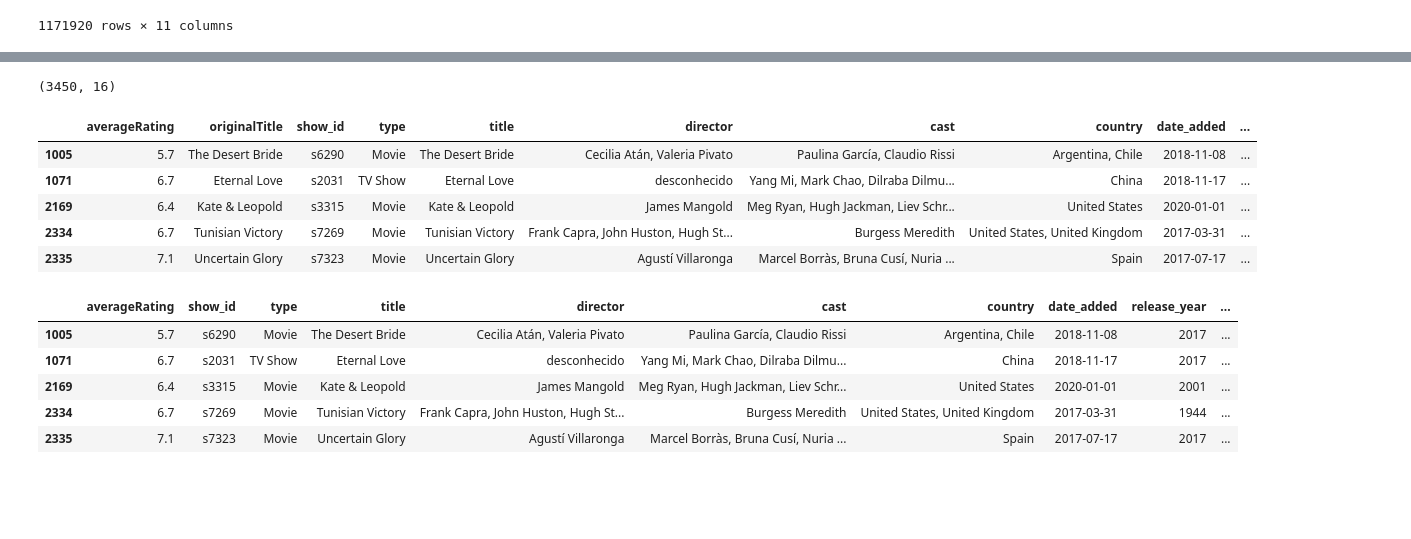
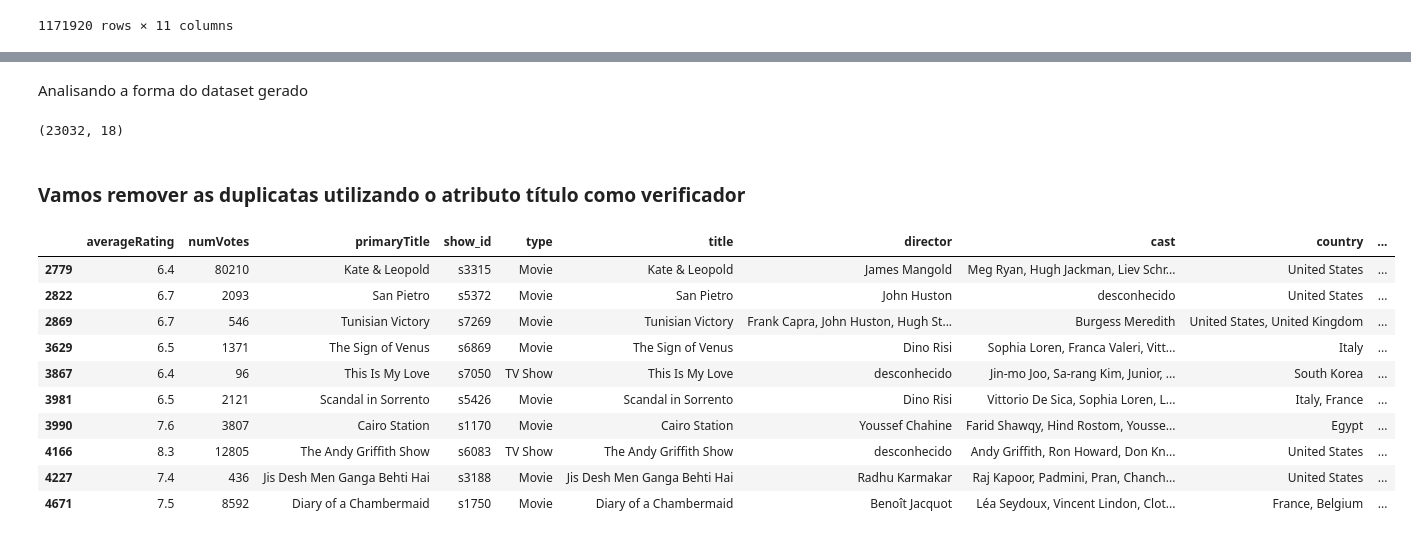
Before and after one commit to danielcti/data-science-project, a Jupyter notebook: dataVisualizationNetflix.ipynb, the cells around one changed output, grey strips where cells are left out. Drawn from its saved outputs; the diff is of its cells as text; code cells hidden in the pictures; blank space fills up the shorter version.

```diff
--- a/dataVisualizationNetflix.ipynb
+++ b/dataVisualizationNetflix.ipynb
@@ -817,16 +819,25 @@ df_inner
 # %%
-juntaTD = pd.merge(df_inner.loc[:,['averageRating', 'originalTitle']], df, left_on='originalTitle', right_on='title', how='inner')
+juntaTD = pd.merge(df_inner.loc[:,['averageRating', 'numVotes','primaryTitle']], df, left_on='primaryTitle', right_on='title', how='inner')
+# %% [markdown]
+Analisando a forma do dataset gerado
 # %%
 juntaTD.shape
 # %% [output]
-(3450, 16)
+(23032, 18)
+# %% [markdown]
+### Vamos remover as duplicatas utilizando o atributo título como verificador
 # %%
-juntaTD.drop_duplicates(subset =['originalTitle'], keep = False, inplace = True)
-juntaTD.head()
+juntaTD.drop_duplicates(subset =['primaryTitle'], keep = False, inplace = True)
+juntaTD.head(10)
 # %% [output]
-|  | averageRating | originalTitle | show_id | type | title | director | cast | country | date_added | ... |
-| 1005 | 5.7 | The Desert Bride | s6290 | Movie | The Desert Bride | Cecilia Atán, Valeria Pivato | Paulina García, Claudio Rissi | Argentina, Chile | 2018-11-08 | ... |
-| 1071 | 6.7 | Eternal Love | s2031 | TV Show | Eternal Love | desconhecido | Yang Mi, Mark Chao, Dilraba Dilmu... | China | 2018-11-17 | ... |
-| 2169 | 6.4 | Kate & Leopold | s3315 | Movie | Kate & Leopold | James Mangold | Meg Ryan, Hugh Jackman, Liev Schr... | United States | 2020-01-01 | ... |
-| 2334 | 6.7 | Tunisian Victory | s7269 | Movie | Tunisian Victory | Frank Capra, John Huston, Hugh St... | Burgess Meredith | United States, United Kingdom | 2017-03-31 | ... |
-| 2335 | 7.1 | Uncertain Glory | s7323 | Movie | Uncertain Glory | Agustí Villaronga | Marcel Borràs, Bruna Cusí, Nuria ... | Spain | 2017-07-17 | ... |
+|  | averageRating | numVotes | primaryTitle | show_id | type | title | director | cast | country | ... |
+| 2779 | 6.4 | 80210 | Kate & Leopold | s3315 | Movie | Kate & Leopold | James Mangold | Meg Ryan, Hugh Jackman, Liev Schr... | United States | ... |
+| 2822 | 6.7 | 2093 | San Pietro | s5372 | Movie | San Pietro | John Huston | desconhecido | United States | ... |
+| 2869 | 6.7 | 546 | Tunisian Victory | s7269 | Movie | Tunisian Victory | Frank Capra, John Huston, Hugh St... | Burgess Meredith | United States, United Kingdom | ... |
+| 3629 | 6.5 | 1371 | The Sign of Venus | s6869 | Movie | The Sign of Venus | Dino Risi | Sophia Loren, Franca Valeri, Vitt... | Italy | ... |
+| 3867 | 6.4 | 96 | This Is My Love | s7050 | TV Show | This Is My Love | desconhecido | Jin-mo Joo, Sa-rang Kim, Junior, ... | South Korea | ... |
+| 3981 | 6.5 | 2121 | Scandal in Sorrento | s5426 | Movie | Scandal in Sorrento | Dino Risi | Vittorio De Sica, Sophia Loren, L... | Italy, France | ... |
+| 3990 | 7.6 | 3807 | Cairo Station | s1170 | Movie | Cairo Station | Youssef Chahine | Farid Shawqy, Hind Rostom, Yousse... | Egypt | ... |
+| 4166 | 8.3 | 12805 | The Andy Griffith Show | s6083 | TV Show | The Andy Griffith Show | desconhecido | Andy Griffith, Ron Howard, Don Kn... | United States | ... |
+| 4227 | 7.4 | 436 | Jis Desh Men Ganga Behti Hai | s3188 | Movie | Jis Desh Men Ganga Behti Hai | Radhu Karmakar | Raj Kapoor, Padmini, Pran, Chanch... | United States | ... |
+| 4671 | 7.5 | 8592 | Diary of a Chambermaid | s1750 | Movie | Diary of a Chambermaid | Benoît Jacquot | Léa Seydoux, Vincent Lindon, Clot... | France, Belgium | ... |
@@ -835,9 +843,0 @@ juntaTD = juntaTD.drop(columns='originalTitle')
-# %%
-juntaTD.head()
-# %% [output]
-|  | averageRating | show_id | type | title | director | cast | country | date_added | release_year | ... |
-| 1005 | 5.7 | s6290 | Movie | The Desert Bride | Cecilia Atán, Valeria Pivato | Paulina García, Claudio Rissi | Argentina, Chile | 2018-11-08 | 2017 | ... |
-| 1071 | 6.7 | s2031 | TV Show | Eternal Love | desconhecido | Yang Mi, Mark Chao, Dilraba Dilmu... | China | 2018-11-17 | 2017 | ... |
-| 2169 | 6.4 | s3315 | Movie | Kate & Leopold | James Mangold | Meg Ryan, Hugh Jackman, Liev Schr... | United States | 2020-01-01 | 2001 | ... |
-| 2334 | 6.7 | s7269 | Movie | Tunisian Victory | Frank Capra, John Huston, Hugh St... | Burgess Meredith | United States, United Kingdom | 2017-03-31 | 1944 | ... |
-| 2335 | 7.1 | s7323 | Movie | Uncertain Glory | Agustí Villaronga | Marcel Borràs, Bruna Cusí, Nuria ... | Spain | 2017-07-17 | 2017 | ... |
```
Also changed, not shown: parts of 18 cells of this notebook.
